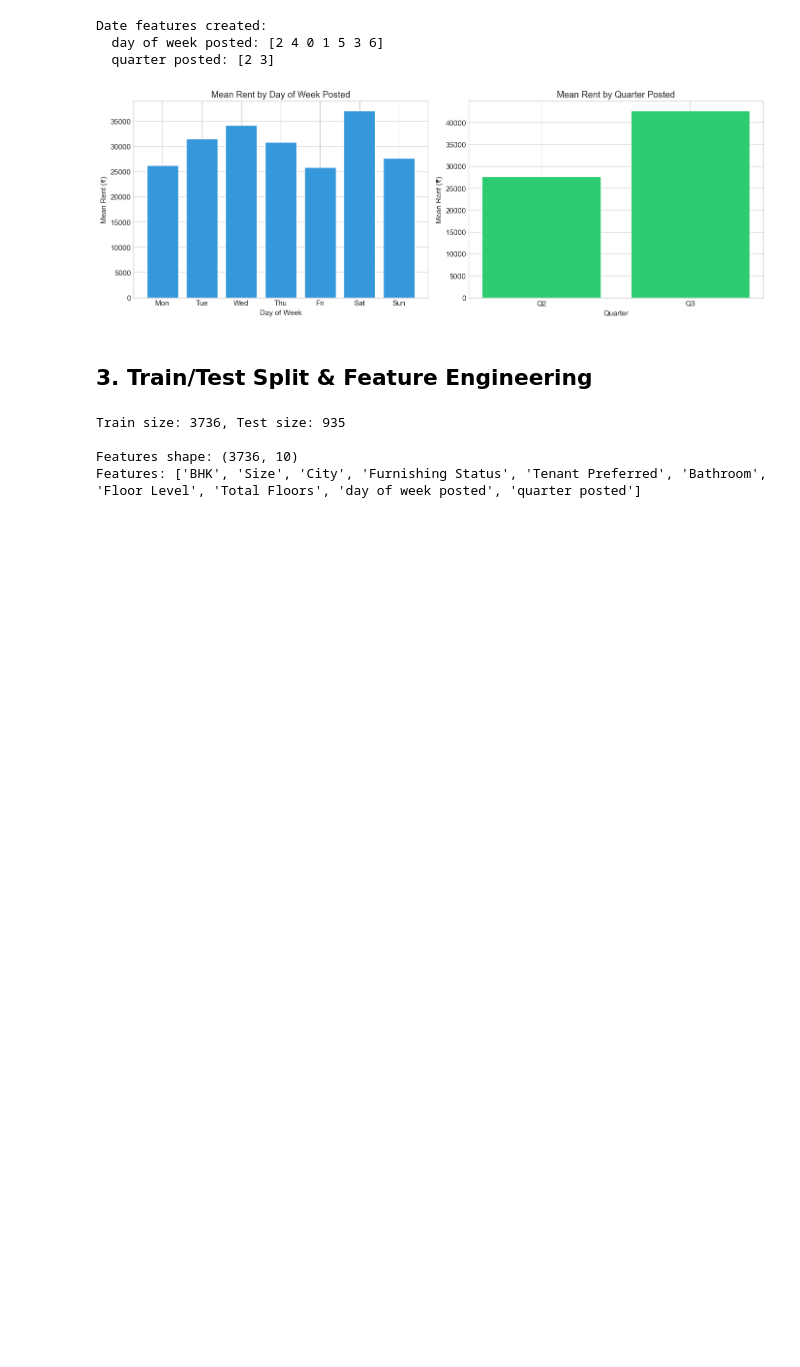
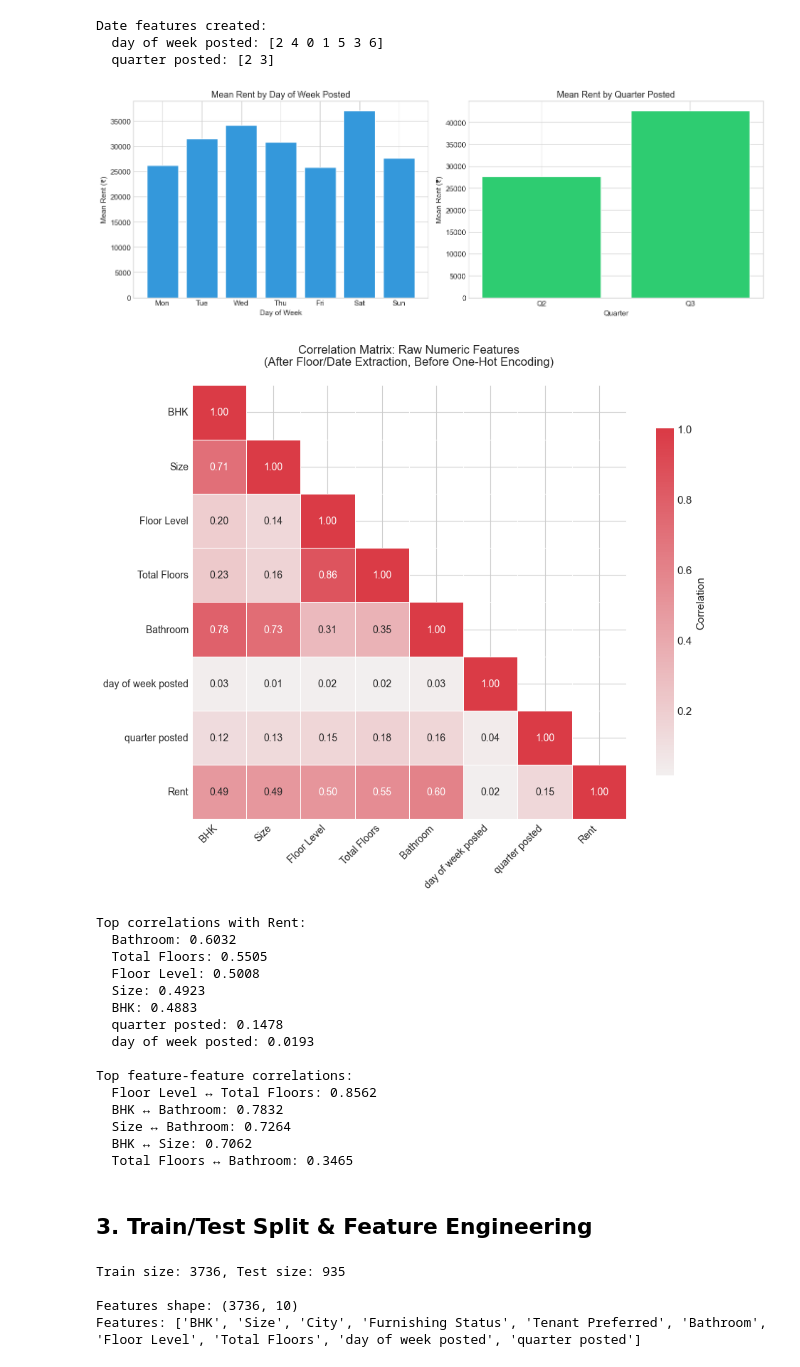
Before and after one commit to Grigor2003/house_rent_ds, a Jupyter notebook: ds.ipynb, the cells around one changed output. Cells and saved outputs as stored; diff of their text form; code cells hidden in the pictures; blank space fills up the shorter version.

```diff
--- a/ds.ipynb
+++ b/ds.ipynb
@@ -345,6 +345,82 @@ Date features created:
   day of week posted: [2 4 0 1 5 3 6]
   quarter posted: [2 3]
 [figure]
+# %%
+# ============================================
+# Correlation Matrix - Raw Numeric Features (Before One-Hot Encoding)
+# ============================================
+# Select only numeric columns for correlation analysis
+numeric_cols_raw = ['BHK', 'Size', 'Floor Level', 'Total Floors', 'Bathroom',
+                    'day of week posted', 'quarter posted', 'Rent']
+
+df_numeric = df[numeric_cols_raw].copy()
+
+# Compute correlation matrix
+corr_raw = df_numeric.corr()
+
+# Plot heatmap
+fig, ax = plt.subplots(figsize=(10, 8))
+
+mask = np.triu(np.ones_like(corr_raw, dtype=bool), k=1)
+cmap = sns.diverging_palette(250, 10, as_cmap=True)
+
+sns.heatmap(
+    corr_raw,
+    mask=mask,
+    cmap=cmap,
+    center=0,
+    annot=True,
+    fmt='.2f',
+    square=True,
+    linewidths=0.5,
+    cbar_kws={'shrink': 0.8, 'label': 'Correlation'},
+    annot_kws={'size': 10},
+    ax=ax
+)
+
+ax.set_title('Correlation Matrix: Raw Numeric Features\n(After Floor/Date Extraction, Before One-Hot Encoding)',
+             fontsize=12, pad=20)
+plt.xticks(rotation=45, ha='right', fontsize=10)
+plt.yticks(fontsize=10)
+plt.tight_layout()
+plt.show()
+
+# Print top correlations
+print("\nTop correlations with Rent:")
+rent_corr = corr_raw['Rent'].drop('Rent').sort_values(key=abs, ascending=False)
+for feat, val in rent_corr.items():
+    print(f"  {feat}: {val:.4f}")
+
+print("\nTop feature-feature correlations:")
+n = len(corr_raw.columns)
+pairs = []
+for i in range(n):
+    for j in range(i + 1, n):
+        if corr_raw.columns[i] != 'Rent' and corr_raw.columns[j] != 'Rent':
+            pairs.append({
+                'pair': f"{corr_raw.columns[i]} ↔ {corr_raw.columns[j]}",
+                'corr': corr_raw.iat[i, j]
+            })
+top_pairs = sorted(pairs, key=lambda x: abs(x['corr']), reverse=True)[:5]
+for p in top_pairs:
+    print(f"  {p['pair']}: {p['corr']:.4f}")
+# %% [output]
+[figure, added]
+Top correlations with Rent:
+  Bathroom: 0.6032
+  Total Floors: 0.5505
+  Floor Level: 0.5008
+  Size: 0.4923
+  BHK: 0.4883
+  quarter posted: 0.1478
+  day of week posted: 0.0193
+
+Top feature-feature correlations:
+  Floor Level ↔ Total Floors: 0.8562
+  BHK ↔ Bathroom: 0.7832
+  Size ↔ Bathroom: 0.7264
+  BHK ↔ Size: 0.7062
+  Total Floors ↔ Bathroom: 0.3465
 # %% [markdown]
 ## 3. Train/Test Split & Feature Engineering
 # %%
```
Also changed, not shown: parts of 3 cells of this notebook.
